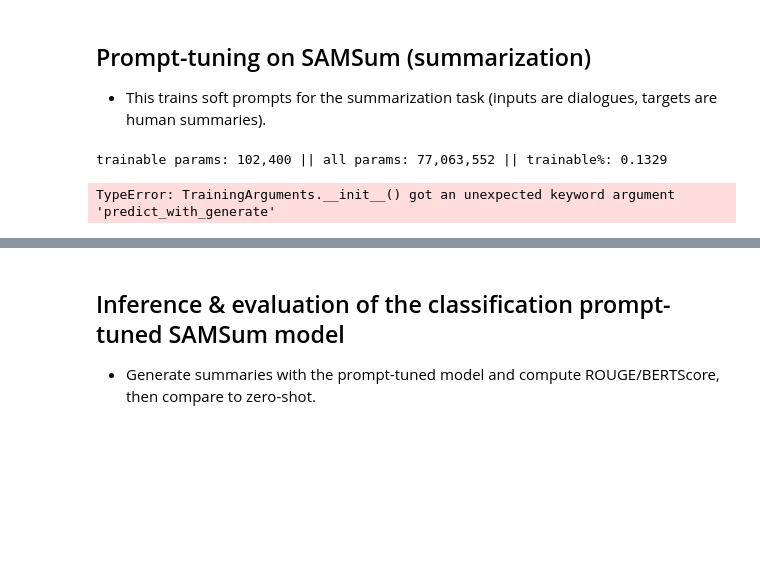
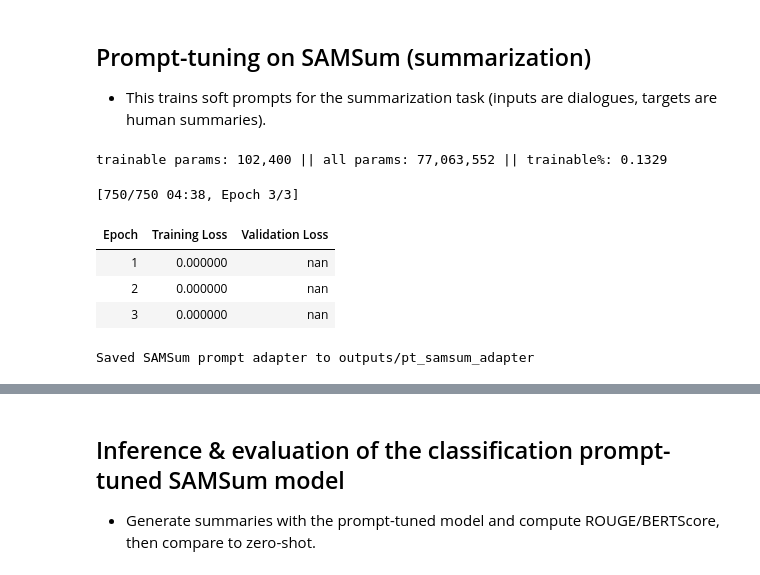
Before and after one commit to ruksad/flan-t5-finetuning, a Jupyter notebook: 24_prefix_tuning_flan_t5_small/flan_t5_peft_performance.ipynb, the cells around one changed output, grey strips where cells are left out. Drawn from its saved outputs; the diff is of its cells as text; code cells hidden in the pictures; blank space fills up the shorter version.

```diff
--- a/24_prefix_tuning_flan_t5_small/flan_t5_peft_performance.ipynb
+++ b/24_prefix_tuning_flan_t5_small/flan_t5_peft_performance.ipynb
@@ -742,26 +907,39 @@ Eval accuracy (n=200): 0.8550
 # %%
+import sys, gc
+from datasets import load_dataset
+from peft import PromptTuningConfig, get_peft_model, PeftModel
+from transformers import AutoModelForSeq2SeqLM, Adafactor, AutoTokenizer
+import torch
+from torch.utils.data import DataLoader, TensorDataset
+
+# Added imports and function definitions
+from transformers import DataCollatorForSeq2Seq, TrainingArguments
+
+def make_inputs_for_summarization(dialogue, summary_sentences=(1, 2)):
+    return (
+        f"Summarize the following conversation in {summary_sentences[0]}-{summary_sentences[1]} sentences:\n\n"
+        + dialogue
+        + "\n\nSummary:"
+    )
+
+def tokenize_for_seq2seq(batch, max_input_length, max_target_length):
+    enc = tokenizer(batch["input_text"],
+                    truncation=True,
+                    max_length=max_input_length,
+                    padding="max_length")
+    lab = tokenizer(text_target=batch["target_text"],
+                    truncation=True,
+                    max_length=max_target_length,
+                    padding="max_length")
+    enc["labels"] = [
+        [(t if t != tokenizer.pad_token_id else -100) for t in seq]
+        for seq in lab["input_ids"]
+    ]
+    return enc
+
+
 # ---------- Config ----------
 from transformers import Trainer
-from transformers import DataCollatorForSeq2Seq, TrainingArguments
-
-
-
-
-def make_inputs_for_summarization(dialogue):
-    prompt = f"Summarize the following conversation in 1-2 sentences:\n\n{dialogue}\n\nSummary:"
-    return prompt
-
-def tokenize_for_seq2seq(examples, max_input_length=512, max_target_length=64, is_classification=False):
-    inputs = examples["input_text"] if "input_text" in examples else examples["text"]
-    model_inputs = tokenizer(inputs, max_length=max_input_length, truncation=True, padding="max_length")
-    # labels are provided as "target_text" or "label_text"
-    targets = examples["target_text"]
-    with tokenizer.as_target_tokenizer():
-        labels = tokenizer(targets, max_length=max_target_length, truncation=True, padding="max_length")
-    model_inputs["labels"] = labels["input_ids"]
-    # convert padding token id's of the labels to -100 so they are ignored by the loss
-    model_inputs["labels"] = [[(l if l != tokenizer.pad_token_id else -100) for l in lab] for lab in model_inputs["labels"]]
-    return model_inputs
 
 
 sys.setrecursionlimit(3000)  # raise limit (defensive)
@@ -800,7 +978,7 @@ tokenized_eval_s  = ds_eval_seq_s.map(lambda x: tokenize_for_seq2seq(x, max_inpu
 peft_config_sum = PromptTuningConfig(
     task_type="SEQ_2_SEQ_LM",
     num_virtual_tokens=NUM_VIRTUAL_TOKENS_SUM,
-    prompt_tuning_init="random",
+    prompt_tuning_init="random"
 )
 
 model_pt_sum = get_peft_model(base_model, peft_config_sum)
@@ -808,33 +986,38 @@ model_pt_sum.print_trainable_parameters()
 
 # ---------- Trainer ----------
 data_collator_sum = DataCollatorForSeq2Seq(tokenizer, model=model_pt_sum, padding="longest")
 training_args_sum = TrainingArguments(
     output_dir="outputs/pt_samsum_adapter",
     per_device_train_batch_size=BATCH_SIZE_SUM,
     per_device_eval_batch_size=BATCH_SIZE_SUM,
     num_train_epochs=EPOCHS_SUM,
     learning_rate=LR_SUM,
-    predict_with_generate=True,
     fp16=torch.cuda.is_available(),
     logging_strategy="steps",
     logging_steps=50,
     save_strategy="no",
-    evaluation_strategy="epoch",
+    eval_strategy="epoch", # Changed from evaluation_strategy to eval_strategy
+    report_to="none" # Disabled reporting to wandb
 )
 
 trainer_sum = Trainer(
     model=model_pt_sum,
     args=training_args_sum,
     train_dataset=tokenized_train_s,
     eval_dataset=tokenized_eval_s,
     data_collator=data_collator_sum,
     tokenizer=tokenizer,
 )
 
 # ---------- Train ----------
 trainer_sum.train()
 model_pt_sum.save_pretrained("outputs/pt_samsum_adapter")
 print("Saved SAMSum prompt adapter to outputs/pt_samsum_adapter")
 # %% [output]
 trainable params: 102,400 || all params: 77,063,552 || trainable%: 0.1329
-TypeError: TrainingArguments.__init__() got an unexpected keyword argument 'predict_with_generate'
+[750/750 04:38, Epoch 3/3]
+| Epoch | Training Loss | Validation Loss |
+| 1 | 0.000000 | nan |
+| 2 | 0.000000 | nan |
+| 3 | 0.000000 | nan |
+Saved SAMSum prompt adapter to outputs/pt_samsum_adapter
```
Also changed, not shown: parts of 5 cells of this notebook.
